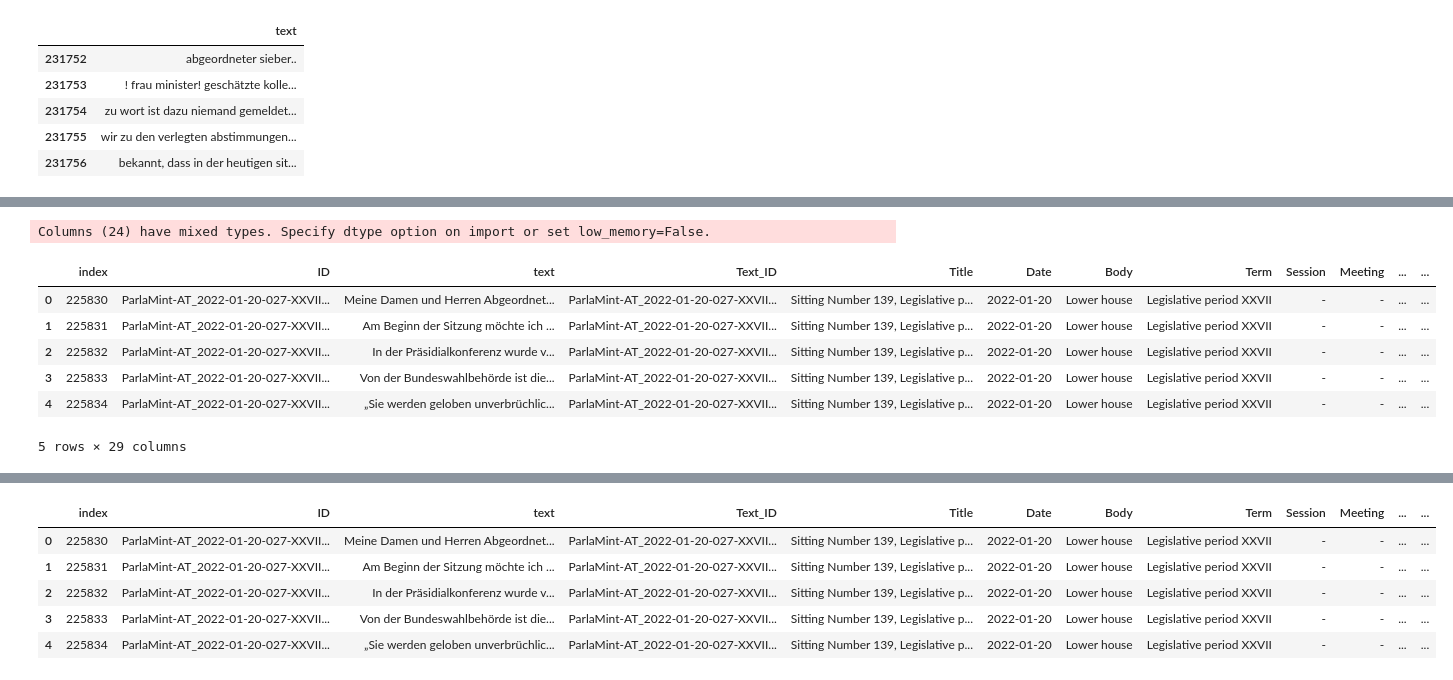
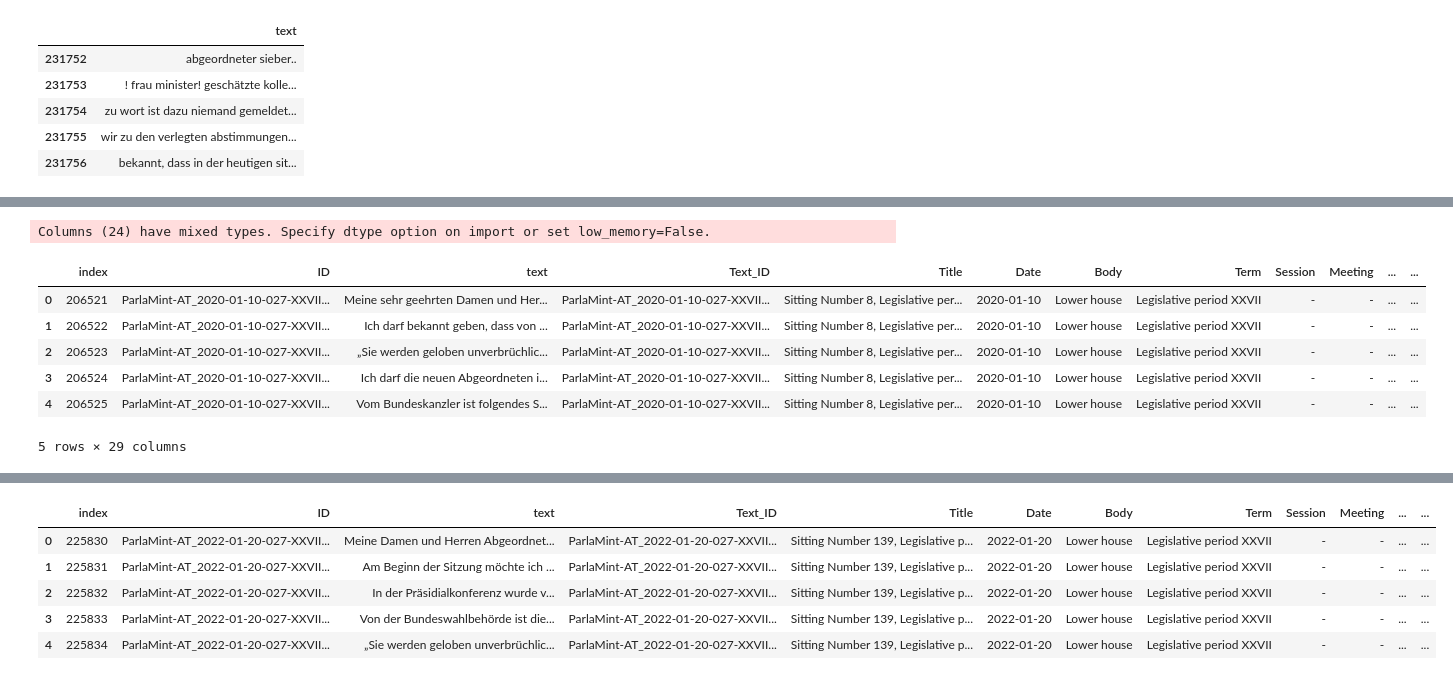
Before and after one commit to Hakiim01/nlp-political-parties, a Jupyter notebook: Sentinemt_analysis.ipynb, the cells around one changed output, grey strips where cells are left out. Drawn from its saved outputs; the diff is of its cells as text; code cells hidden in the pictures.

```diff
--- a/Sentinemt_analysis.ipynb
+++ b/Sentinemt_analysis.ipynb
@@ -227,26 +228,26 @@ df_sentiment_result.plot()
 # %%
 df_sent = pd.read_csv("data/sentiment_base.csv")
 # Convert to datetime
 df_sent['Date'] = pd.to_datetime(df_sent['Date'])
 
 # Extract year and month
 df_sent['year'] = df_sent['Date'].dt.year
 df_sent['month'] = df_sent['Date'].dt.month
 
-df2022 = df_sent[df_sent["year"] == 2022]
-df2022.reset_index(inplace=True)
+df2020_22 = df_sent[df_sent["year"] >= 2020]
+df2020_22.reset_index(inplace=True)
 df_sentiment_result = pd.read_csv("data/extractted_sentiment.csv")
 
-new_df = pd.concat([df2022,df_sentiment_result], axis=1)
+new_df = pd.concat([df2020_22,df_sentiment_result], axis=1)
 new_df.drop(columns=["Unnamed: 0"],inplace=True)
-new_df.to_csv("data/2022_sentiment_base.csv",index=False)
+new_df.to_csv("data/2020_22_sentiment_base.csv",index=True)
 new_df.head()
 # %% [output]
 Columns (24) have mixed types. Specify dtype option on import or set low_memory=False.
 |  | index | ID | text | Text_ID | Title | Date | Body | Term | Session | Meeting | ... | ... |
-| 0 | 225830 | ParlaMint-AT_2022-01-20-027-XXVII... | Meine Damen und Herren Abgeordnet... | ParlaMint-AT_2022-01-20-027-XXVII... | Sitting Number 139, Legislative p... | 2022-01-20 | Lower house | Legislative period XXVII | - | - | ... | ... |
-| 1 | 225831 | ParlaMint-AT_2022-01-20-027-XXVII... | Am Beginn der Sitzung möchte ich ... | ParlaMint-AT_2022-01-20-027-XXVII... | Sitting Number 139, Legislative p... | 2022-01-20 | Lower house | Legislative period XXVII | - | - | ... | ... |
-| 2 | 225832 | ParlaMint-AT_2022-01-20-027-XXVII... | In der Präsidialkonferenz wurde v... | ParlaMint-AT_2022-01-20-027-XXVII... | Sitting Number 139, Legislative p... | 2022-01-20 | Lower house | Legislative period XXVII | - | - | ... | ... |
-| 3 | 225833 | ParlaMint-AT_2022-01-20-027-XXVII... | Von der Bundeswahlbehörde ist die... | ParlaMint-AT_2022-01-20-027-XXVII... | Sitting Number 139, Legislative p... | 2022-01-20 | Lower house | Legislative period XXVII | - | - | ... | ... |
-| 4 | 225834 | ParlaMint-AT_2022-01-20-027-XXVII... | „Sie werden geloben unverbrüchlic... | ParlaMint-AT_2022-01-20-027-XXVII... | Sitting Number 139, Legislative p... | 2022-01-20 | Lower house | Legislative period XXVII | - | - | ... | ... |
+| 0 | 206521 | ParlaMint-AT_2020-01-10-027-XXVII... | Meine sehr geehrten Damen und Her... | ParlaMint-AT_2020-01-10-027-XXVII... | Sitting Number 8, Legislative per... | 2020-01-10 | Lower house | Legislative period XXVII | - | - | ... | ... |
+| 1 | 206522 | ParlaMint-AT_2020-01-10-027-XXVII... | Ich darf bekannt geben, dass von ... | ParlaMint-AT_2020-01-10-027-XXVII... | Sitting Number 8, Legislative per... | 2020-01-10 | Lower house | Legislative period XXVII | - | - | ... | ... |
+| 2 | 206523 | ParlaMint-AT_2020-01-10-027-XXVII... | „Sie werden geloben unverbrüchlic... | ParlaMint-AT_2020-01-10-027-XXVII... | Sitting Number 8, Legislative per... | 2020-01-10 | Lower house | Legislative period XXVII | - | - | ... | ... |
+| 3 | 206524 | ParlaMint-AT_2020-01-10-027-XXVII... | Ich darf die neuen Abgeordneten i... | ParlaMint-AT_2020-01-10-027-XXVII... | Sitting Number 8, Legislative per... | 2020-01-10 | Lower house | Legislative period XXVII | - | - | ... | ... |
+| 4 | 206525 | ParlaMint-AT_2020-01-10-027-XXVII... | Vom Bundeskanzler ist folgendes S... | ParlaMint-AT_2020-01-10-027-XXVII... | Sitting Number 8, Legislative per... | 2020-01-10 | Lower house | Legislative period XXVII | - | - | ... | ... |
 5 rows × 29 columns
```
Also changed, not shown: parts of 13 cells of this notebook, 1 other file.
